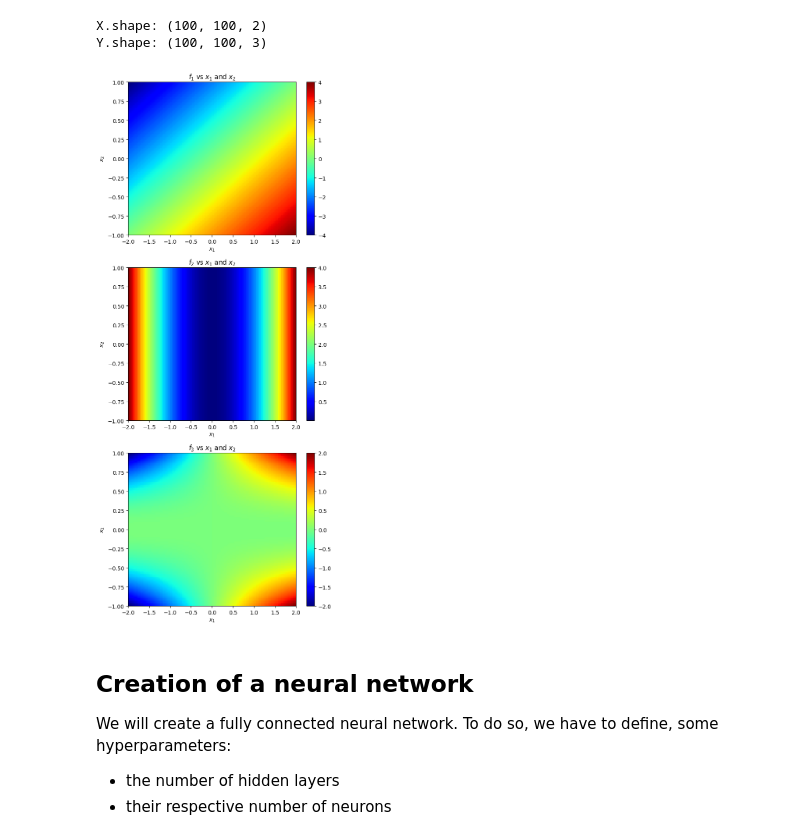
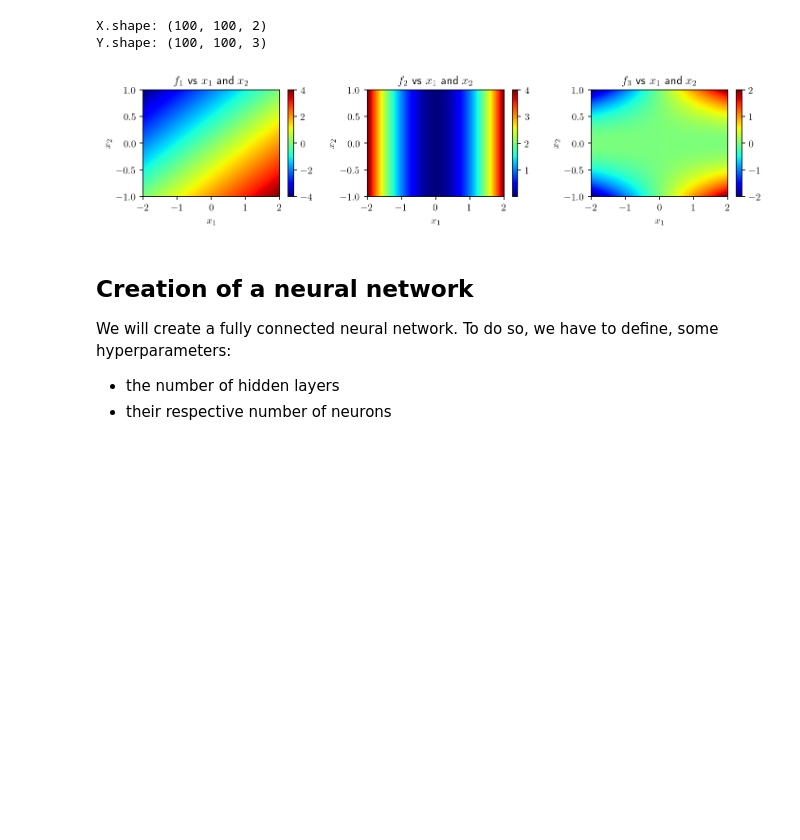
Before and after one commit to einigl/ism-model-nn-approximation, a Jupyter notebook: examples/training.ipynb, the cells around one changed output. Saved outputs shown, nothing was run; the diff lists cells and outputs as text; code cells hidden in the pictures; blank space fills up the shorter version.

```diff
--- a/examples/training.ipynb
+++ b/examples/training.ipynb
@@ -12,6 +12,8 @@ import os
 import sys
 
 sys.path.append(os.path.join(os.path.abspath(""), ".."))
+
+import shutil
 
 import numpy as np
 import matplotlib.pyplot as plt
@@ -25,6 +27,9 @@ from nnbma.dataset import RegressionDataset
 from nnbma.learning import learning_procedure, LearningParameters
 
 from functions import Fexample as F
+
+plt.rc("text", usetex=shutil.which("latex") is not None)
+dpi = 150
 # %% [markdown]
 ## Definition of the analytical function
 
@@ -46,8 +51,8 @@ ranges = [
 n_points = 100  # Number of points needed to plot a profile
 
 default_values = [
-    0.0,
-    0.0,
+    1.0,
+    1.0,
 ]  # Default values of all inputs of f when plotting a profile. Can be modified but must be consistent with the imported function.
 # %% [markdown]
 At this point, consider that `f` is just a function that maps vectors into other vectors (but we will see in other notebooks that it is actually more than that, for example it can be derived automatically or integrated into a neural network if desired).
@@ -108,32 +113,31 @@ print("Y.shape:", Y.shape)
 X.shape: (100, 100, 2)
 Y.shape: (100, 100, 3)
 # %%
-plt.figure(figsize=(6.4, 4.8 * f.n_outputs))
+plt.figure(figsize=(0.5 * f.n_outputs * 6.4, 0.5 * 4.8), dpi=dpi)
 
 for j in range(f.n_outputs):
-    plt.subplot(f.n_outputs, 1, j + 1)
+    plt.subplot(1, f.n_outputs, j + 1)
     plt.imshow(
         Y[..., j],
         cmap="jet",
         aspect="auto",
         extent=[
             ranges[inputs_to_plot[0] - 1][0],
             ranges[inputs_to_plot[0] - 1][1],
             ranges[inputs_to_plot[1] - 1][0],
             ranges[inputs_to_plot[1] - 1][1],
         ],
     )
     plt.colorbar()
 
     plt.xlabel(f"$x_{inputs_to_plot[0]}$")
     plt.ylabel(f"$x_{inputs_to_plot[1]}$")
     plt.title(f"$f_{j+1}$ vs $x_{inputs_to_plot[0]}$ and $x_{inputs_to_plot[1]}$")
 
 plt.tight_layout()
-
 plt.show()
 # %% [output]
-[figure, old version]
+[figure, new version]
 # %% [markdown]
 ## Creation of a neural network
 
```
Also changed, not shown: parts of 7 cells of this notebook, 18 other files.
